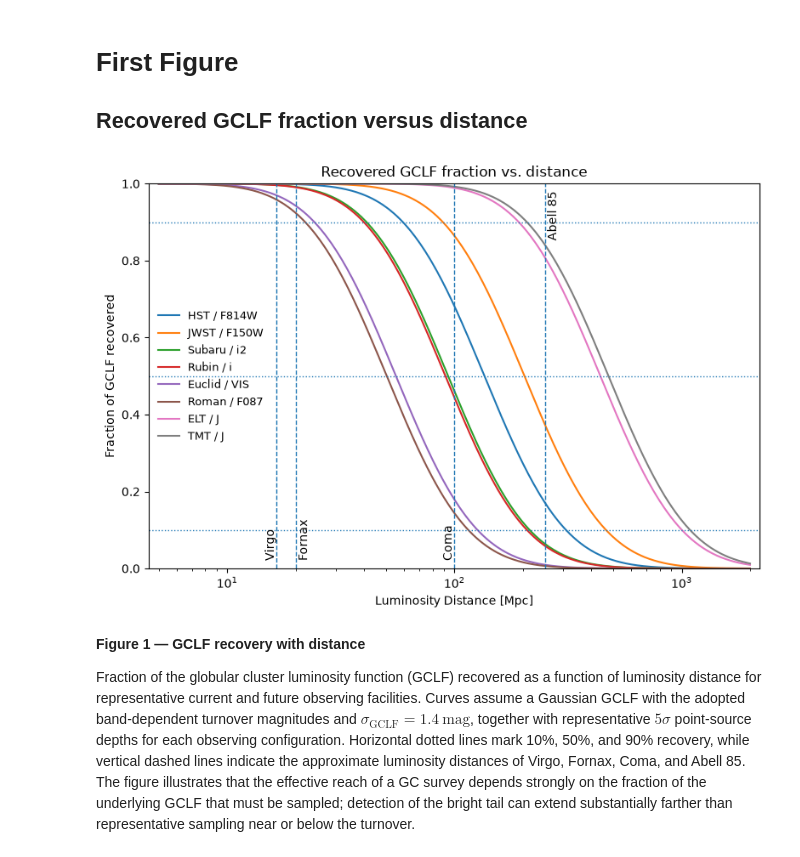
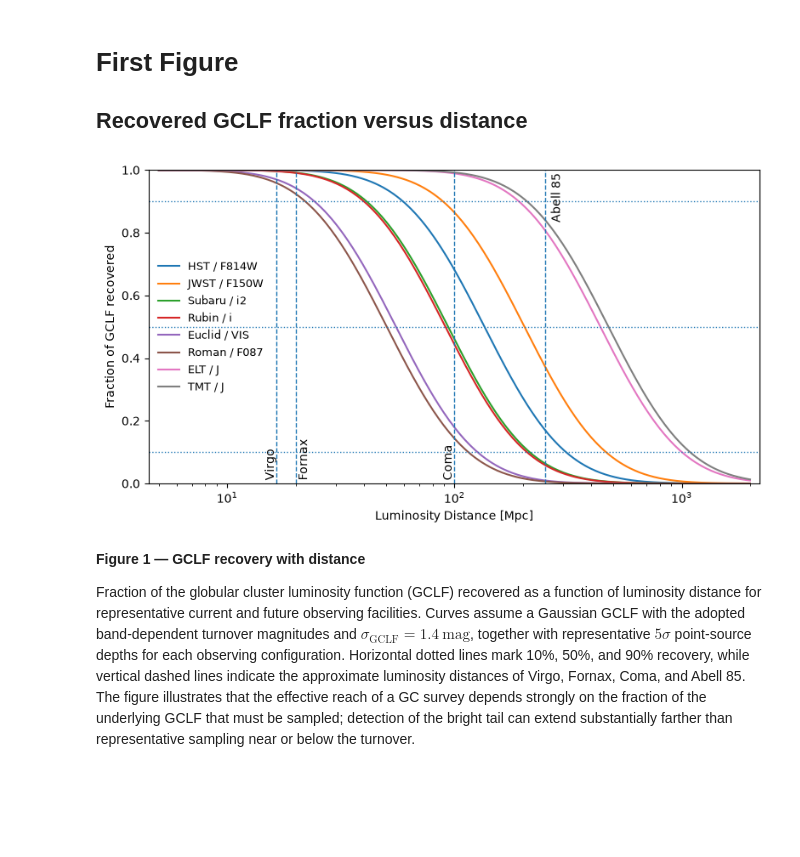
Before and after one commit to Pommers/gc-survey-telescopes, a Jupyter notebook: notebooks/02_gclf_reach.ipynb, the cells around one changed output. Drawn from its saved outputs; the diff is of its cells as text; code cells hidden in the pictures; blank space fills up the shorter version.

Commit message:
Refining figures

```diff
--- a/notebooks/02_gclf_reach.ipynb
+++ b/notebooks/02_gclf_reach.ipynb
@@ -625,9 +625,9 @@ dist = np.logspace(
     500
 )
 
-fig, ax = plt.subplots(figsize=(8, 5.5))
+fig, ax = plt.subplots(figsize=(8, 4.5))
 
-ax.set_title("Recovered GCLF fraction vs. distance")
+# ax.set_title("Recovered GCLF fraction vs. distance")
 
 for _, row in reach.iterrows():
 
@@ -648,38 +648,38 @@ for _, row in reach.iterrows():
     )
 
 ax.set_xscale("log")
 ax.set_xlim(4.5, 2200)
 ax.set_ylim(0, 1)
 
 ax.set_xlabel("Luminosity Distance [Mpc]")
 ax.set_ylabel("Fraction of GCLF recovered")
 
 ax.axhline(0.1, ls=":", lw=1)
 ax.axhline(0.5, ls=":", lw=1)
 ax.axhline(0.9, ls=":", lw=1)
 
 # Useful distance anchors
 ax.axvline(16.5, ls="--", lw=1)
 ax.axvline(20.0, ls="--", lw=1)
 ax.axvline(100.0, ls="--", lw=1)
 ax.axvline(250.0, ls="--", lw=1)
 
-ax.text(16.5, 0.02, "Virgo", rotation=90,
+ax.text(16.5, 0.01, "Virgo", rotation=90,
         va="bottom", ha="right")
-ax.text(20.5, 0.02, "Fornax", rotation=90,
+ax.text(20.5, 0.01, "Fornax", rotation=90,
         va="bottom", ha="left")
-ax.text(100.0, 0.02, "Coma", rotation=90,
+ax.text(100.0, 0.01, "Coma", rotation=90,
         va="bottom", ha="right")
-ax.text(255, 0.98, "Abell 85", rotation=90,
+ax.text(265, 0.99, "Abell 85", rotation=90,
         va="top", ha="left")
 
 ax.legend(frameon=False, fontsize=9, loc='center left')
 
 plt.tight_layout()
 plt.savefig(FIGURE_DIR / "recovered_gclf.png", bbox_inches='tight', format='png', dpi=200)
 plt.show()
 # %% [output]
-[figure, old version]
+[figure, new version]
 # %% [markdown]
 **Figure 1 — GCLF recovery with distance**
 
```
Also changed, not shown: parts of 2 cells of this notebook, 3 other files.
